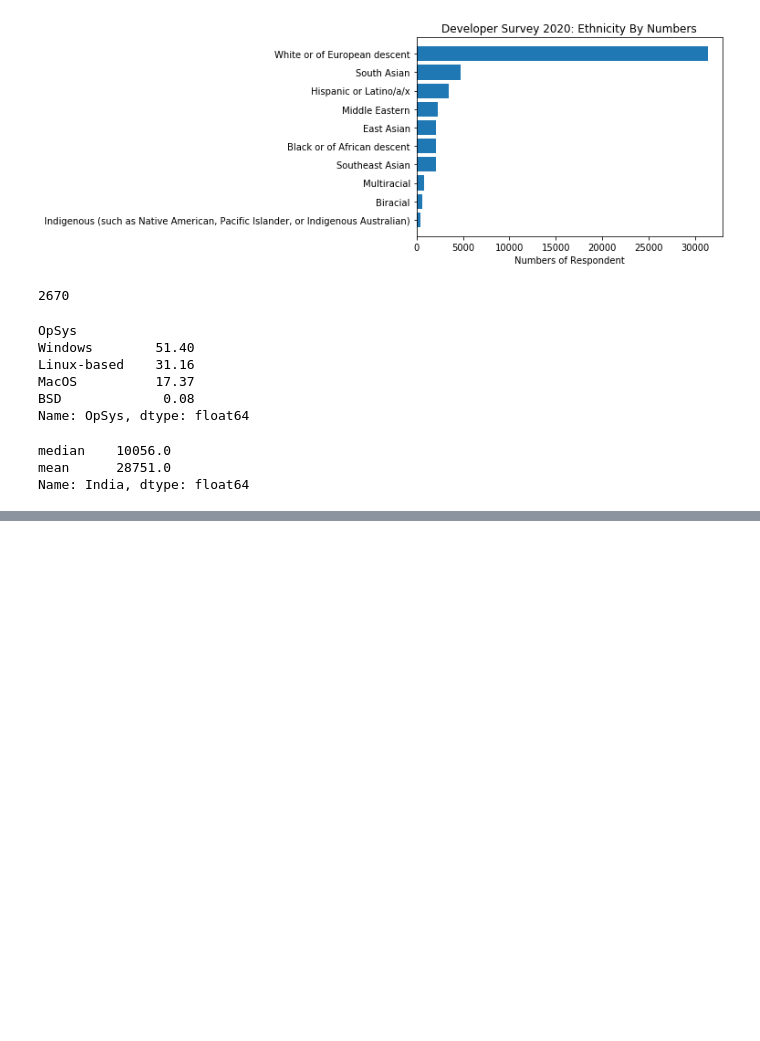
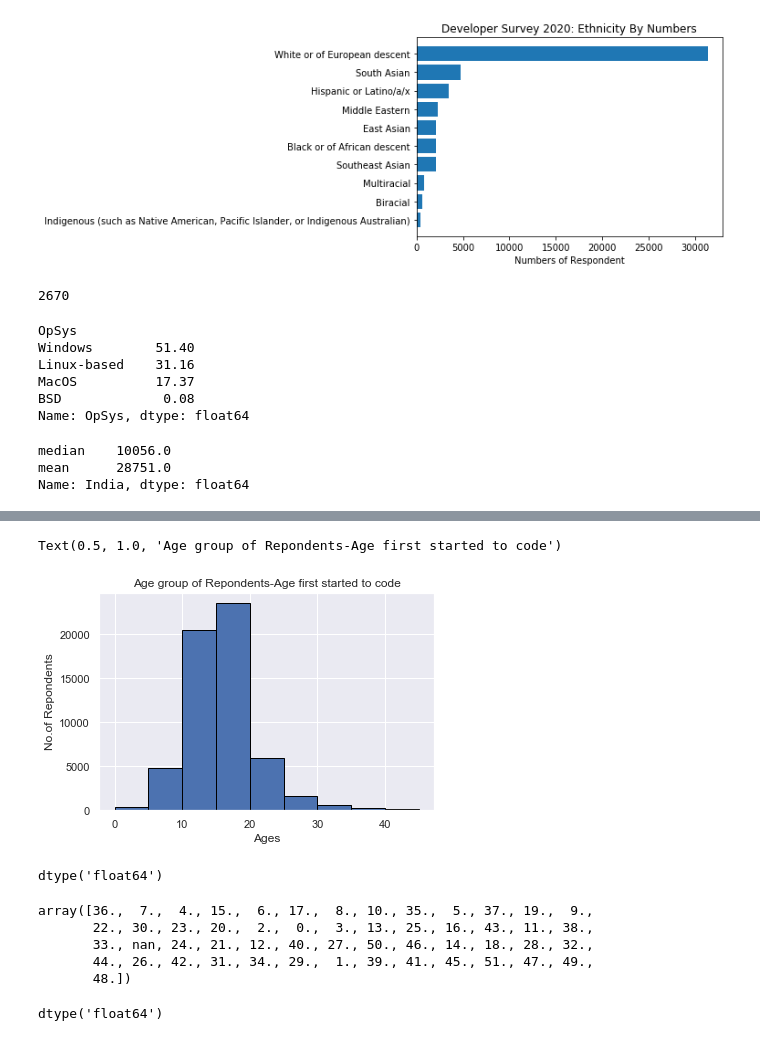
Before and after one commit to adityabist/Developer-Survey-Result-2020-Analysed, a Jupyter notebook: Demo Developer Survey 2020.ipynb, the cells around one changed output, grey strips where cells are left out. Saved outputs shown, nothing was run; the diff lists cells and outputs as text; code cells hidden in the pictures; blank space fills up the shorter version.

```diff
--- a/Demo Developer Survey 2020.ipynb
+++ b/Demo Developer Survey 2020.ipynb
@@ -386,0 +440,32 @@ Name: India, dtype: float64
+# %%
+survey["Age1stCode"].replace('Younger than 5 years',4, inplace=True)
+survey["Age1stCode"].replace('Older than 85',86, inplace=True)
+survey["Age1stCode"]= survey["Age1stCode"].astype(float)
+# %%
+# Age first started to code - All Respondent
+import seaborn as sns
+sns.set()
+plt.tight_layout()
+plt.hist(survey["Age1stCode"].dropna(),bins=range (0,50,5),edgecolor= "black")
+plt.ylabel("No.of Repondents")
+plt.xlabel("Ages")
+plt.title("Age group of Repondents-Age first started to code")
+# %% [output]
+Text(0.5, 1.0, 'Age group of Repondents-Age first started to code')
+[figure, added]
+# %%
+survey["Age1stCode"].dtypes
+# %% [output]
+dtype('float64')
+# %%
+survey["YearsCode"].unique()
+# %% [output]
+array([36.,  7.,  4., 15.,  6., 17.,  8., 10., 35.,  5., 37., 19.,  9.,
+       22., 30., 23., 20.,  2.,  0.,  3., 13., 25., 16., 43., 11., 38.,
+       33., nan, 24., 21., 12., 40., 27., 50., 46., 14., 18., 28., 32.,
+       44., 26., 42., 31., 34., 29.,  1., 39., 41., 45., 51., 47., 49.,
+       48.])
+# %%
+survey["YearsCode"].dtypes
+# %% [output]
+dtype('float64')
```
Also changed, not shown: parts of 18 cells of this notebook.
